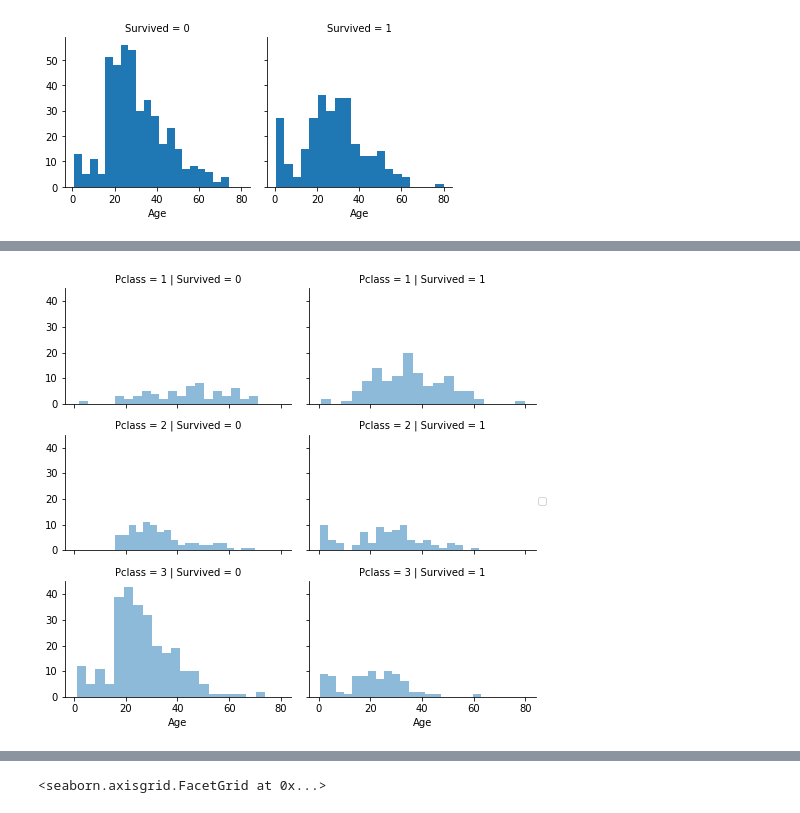
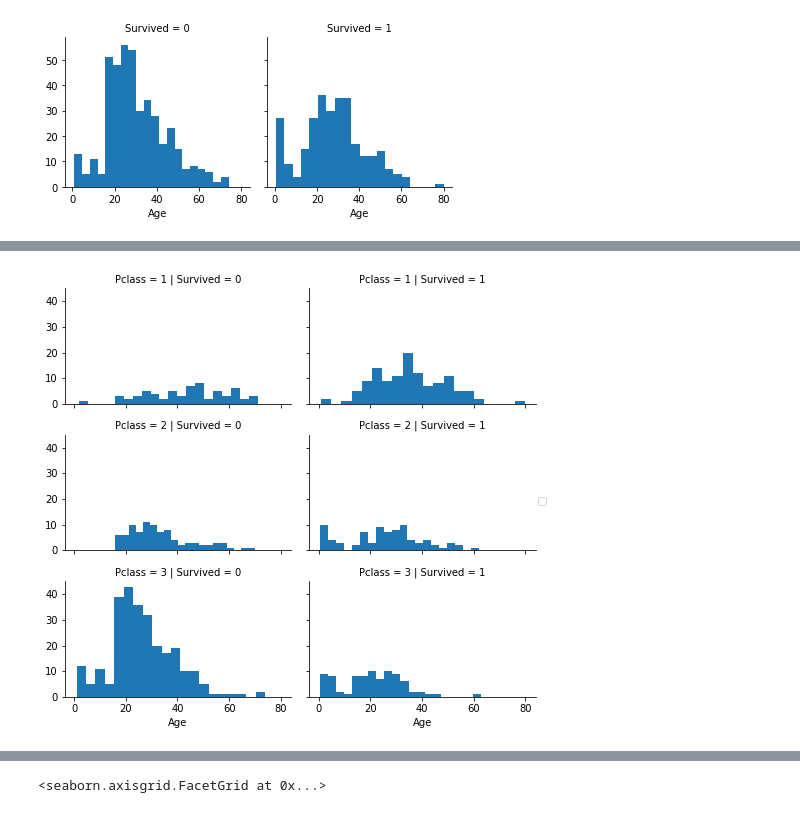
Before and after one commit to leokite/kaggle-titanic, a Jupyter notebook: notebook/titanic-data-science-solution.ipynb, the cells around one changed output, grey strips where cells are left out. Saved outputs shown, nothing was run; the diff lists cells and outputs as text; code cells hidden in the pictures.

```diff
--- a/notebook/titanic-data-science-solution.ipynb
+++ b/notebook/titanic-data-science-solution.ipynb
@@ -298,6 +302,6 @@ g.map(plt.hist, 'Age', bins=20)
 # %%
 grid = sns.FacetGrid(train_df, col='Survived', row='Pclass', size=2.2, aspect=1.6)
-grid.map(plt.hist, 'Age', alpha=.5, bins=20)
+grid.map(plt.hist, 'Age', bins=20)
 grid.add_legend();
 # %% [output]
-[figure, old version]
+[figure, new version]
```
Also changed, not shown: parts of 50 cells of this notebook.
